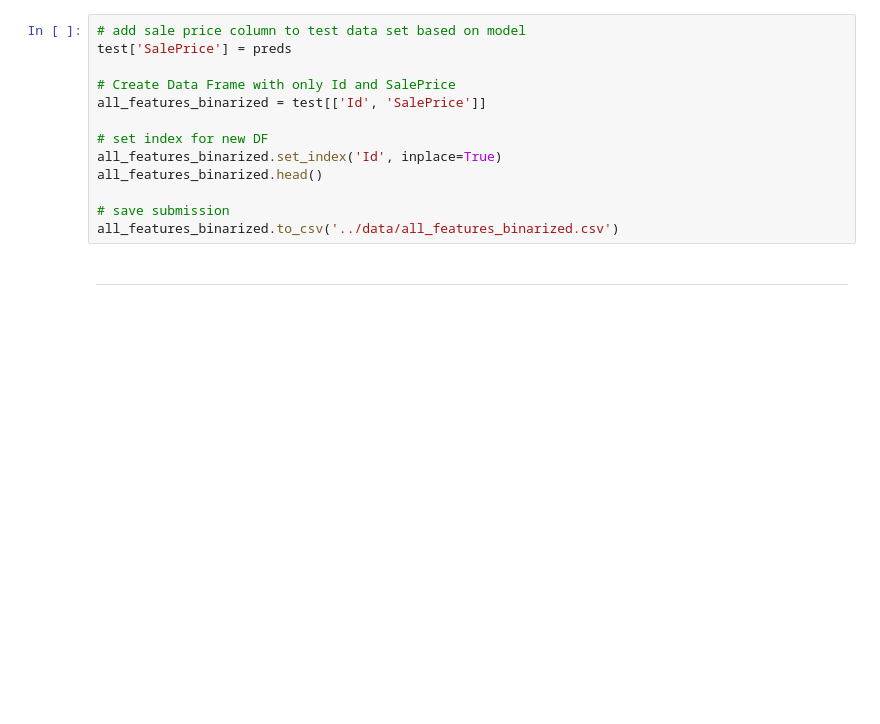
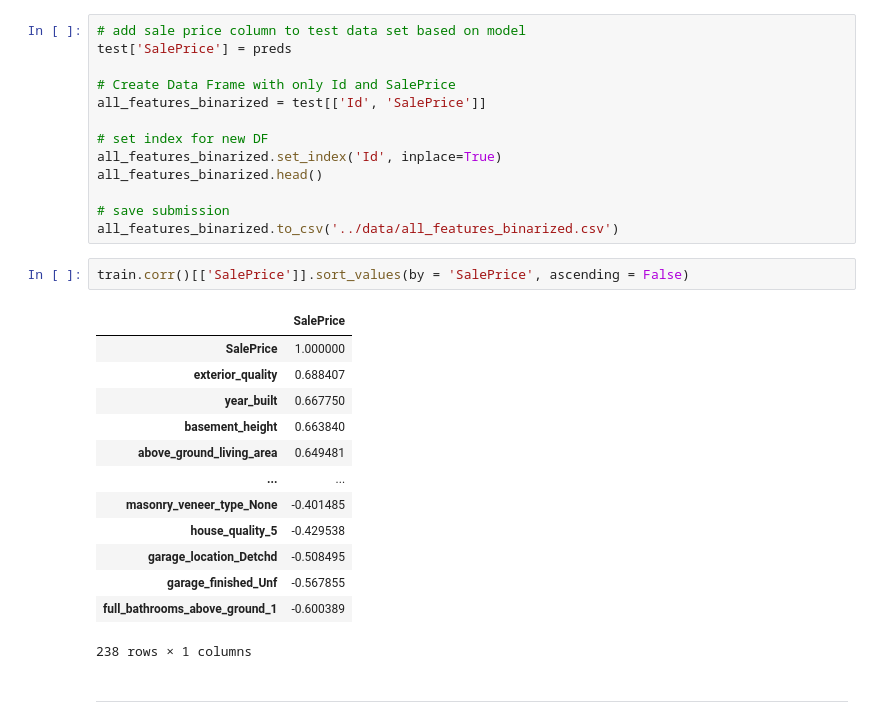
Before and after one commit to pemurp19/Ames-Housing-Data, a Jupyter notebook: code/02_Preprocessing_and_Feature_Engineering.ipynb, the cells around one changed output. Cells and saved outputs as stored; diff of their text form; blank space fills up the shorter version.

```diff
--- a/code/02_Preprocessing_and_Feature_Engineering.ipynb
+++ b/code/02_Preprocessing_and_Feature_Engineering.ipynb
@@ -416,5 +587,21 @@ all_features_binarized.head()
 
 # save submission
 all_features_binarized.to_csv('../data/all_features_binarized.csv')
+# %%
+train.corr()[['SalePrice']].sort_values(by = 'SalePrice', ascending = False)
+# %% [output]
+|  | SalePrice |
+| SalePrice | 1.000000 |
+| exterior_quality | 0.688407 |
+| year_built | 0.667750 |
+| basement_height | 0.663840 |
+| above_ground_living_area | 0.649481 |
+| ... | ... |
+| masonry_veneer_type_None | -0.401485 |
+| house_quality_5 | -0.429538 |
+| garage_location_Detchd | -0.508495 |
+| garage_finished_Unf | -0.567855 |
+| full_bathrooms_above_ground_1 | -0.600389 |
+238 rows × 1 columns
 # %% [markdown]
 ------
```
Also changed, not shown: parts of 40 cells of this notebook, 1 other file.
